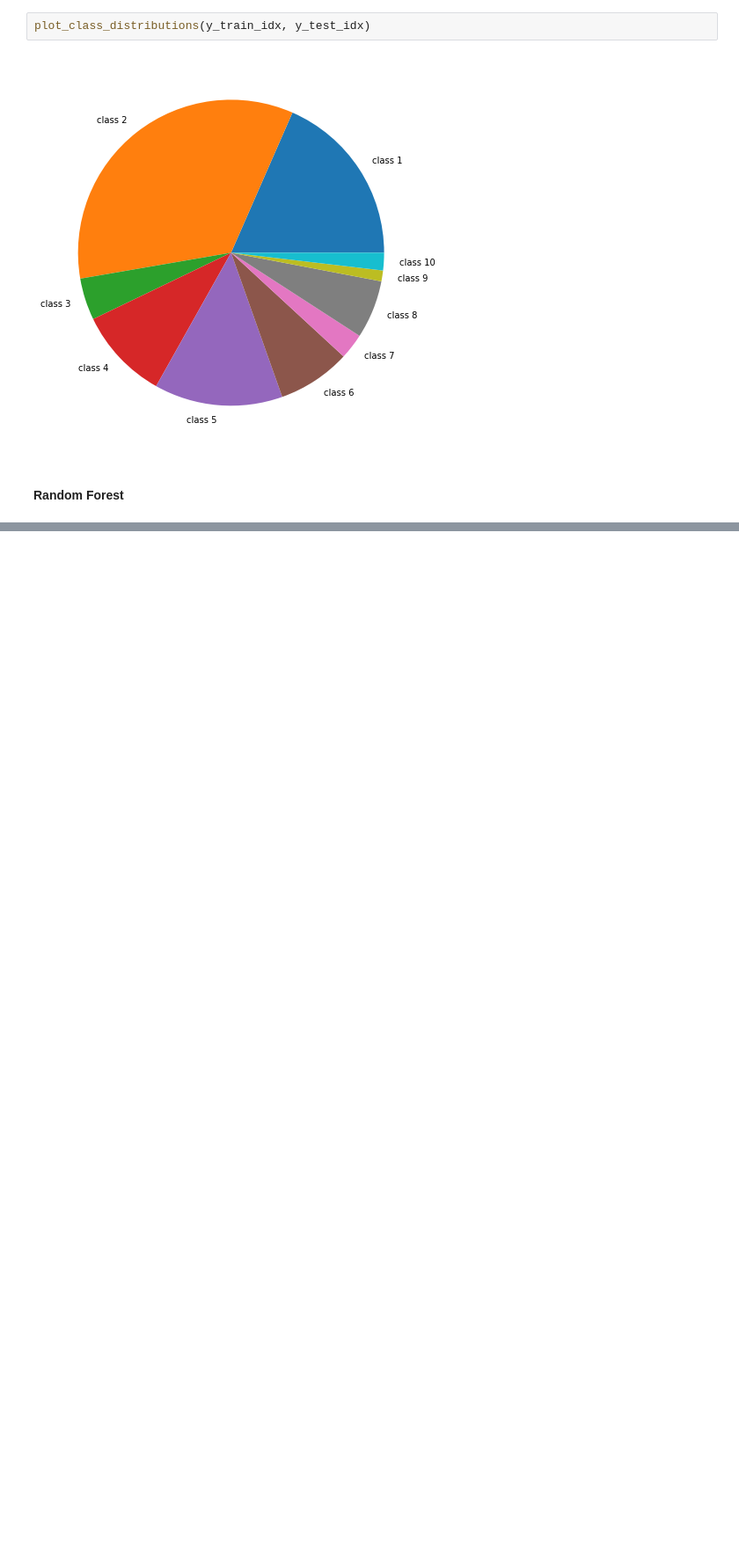
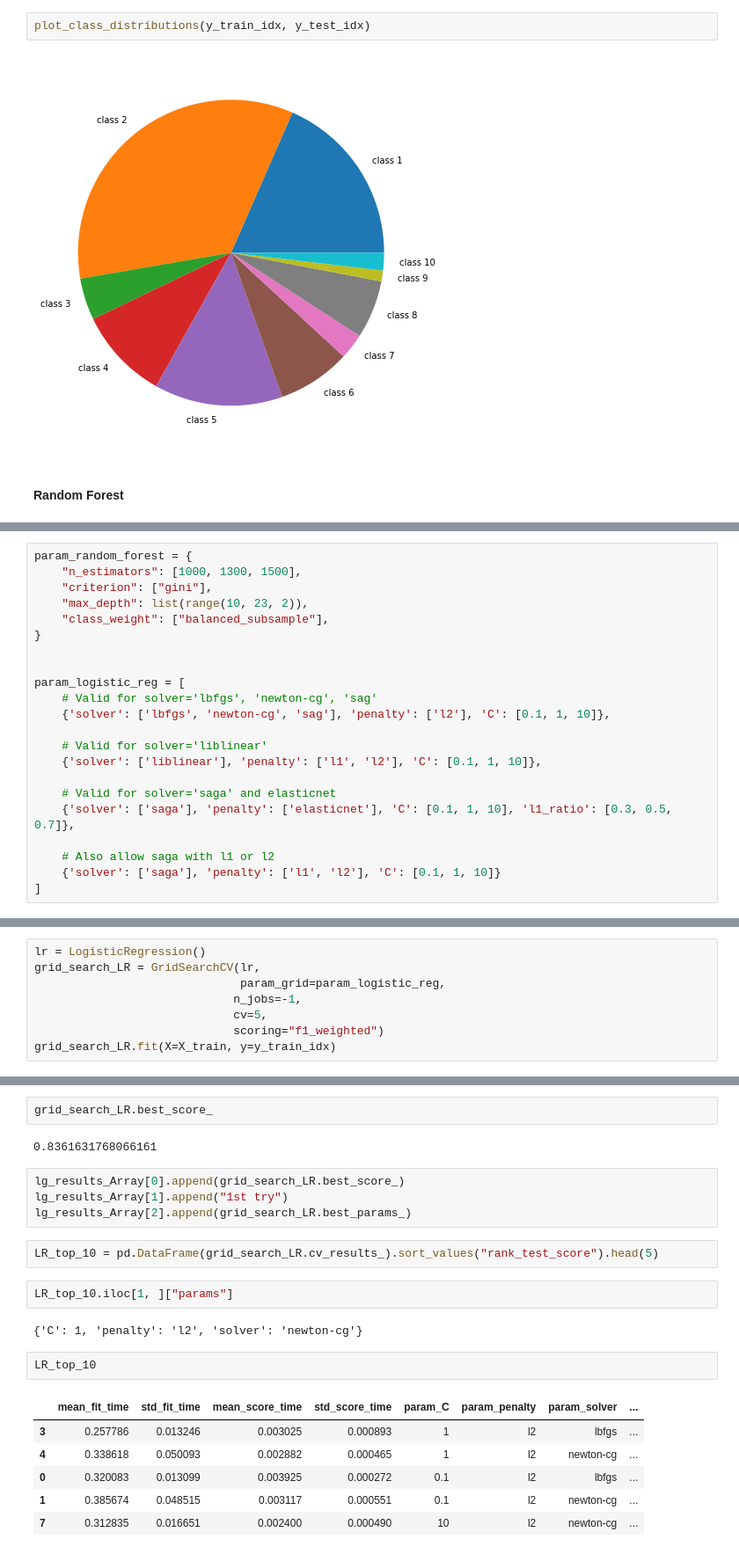
Before and after one commit to cagintunc/ML_Biology, a Jupyter notebook: Final Project/Final_Project_Part_2_Classification.ipynb, the cells around one changed output, grey strips where cells are left out. Shown at 88% size. Saved outputs shown, nothing was run; the diff lists cells and outputs as text; blank space fills up the shorter version.

```diff
--- a/Final Project/Final_Project_Part_2_Classification.ipynb
+++ b/Final Project/Final_Project_Part_2_Classification.ipynb
@@ -116,3 +130,25 @@ param_logistic_reg = {
+# %%
+param_random_forest = {
+    "n_estimators": [1000, 1300, 1500],
+    "criterion": ["gini"],
+    "max_depth": list(range(10, 23, 2)),
+    "class_weight": ["balanced_subsample"],
+}
+
+
+param_logistic_reg = [
+    # Valid for solver='lbfgs', 'newton-cg', 'sag'
+    {'solver': ['lbfgs', 'newton-cg', 'sag'], 'penalty': ['l2'], 'C': [0.1, 1, 10]},
+
+    # Valid for solver='liblinear'
+    {'solver': ['liblinear'], 'penalty': ['l1', 'l2'], 'C': [0.1, 1, 10]},
+
+    # Valid for solver='saga' and elasticnet
+    {'solver': ['saga'], 'penalty': ['elasticnet'], 'C': [0.1, 1, 10], 'l1_ratio': [0.3, 0.5, 0.7]},
+
+    # Also allow saga with l1 or l2
+    {'solver': ['saga'], 'penalty': ['l1', 'l2'], 'C': [0.1, 1, 10]}
+]
 # %%
 grid_random_forest = GridSearchCV(
     RandomForestClassifier(random_state=42),
@@ -162,0 +195,8 @@ ValueError: y should be a 1d array, got an array of shape (560, 10) instead.
+# %%
+lr = LogisticRegression()
+grid_search_LR = GridSearchCV(lr,
+                              param_grid=param_logistic_reg,
+                             n_jobs=-1,
+                             cv=5,
+                             scoring="f1_weighted")
+grid_search_LR.fit(X=X_train, y=y_train_idx)
@@ -162,0 +221,23 @@ ValueError: y should be a 1d array, got an array of shape (560, 10) instead.
+# %%
+grid_search_LR.best_score_
+# %% [output]
+0.8361631768066161
+# %%
+lg_results_Array[0].append(grid_search_LR.best_score_)
+lg_results_Array[1].append("1st try")
+lg_results_Array[2].append(grid_search_LR.best_params_)
+# %%
+LR_top_10 = pd.DataFrame(grid_search_LR.cv_results_).sort_values("rank_test_score").head(5)
+# %%
+LR_top_10.iloc[1, ]["params"]
+# %% [output]
+{'C': 1, 'penalty': 'l2', 'solver': 'newton-cg'}
+# %%
+LR_top_10
+# %% [output]
+|  | mean_fit_time | std_fit_time | mean_score_time | std_score_time | param_C | param_penalty | param_solver | ... |
+| 3 | 0.257786 | 0.013246 | 0.003025 | 0.000893 | 1 | l2 | lbfgs | ... |
+| 4 | 0.338618 | 0.050093 | 0.002882 | 0.000465 | 1 | l2 | newton-cg | ... |
+| 0 | 0.320083 | 0.013099 | 0.003925 | 0.000272 | 0.1 | l2 | lbfgs | ... |
+| 1 | 0.385674 | 0.048515 | 0.003117 | 0.000551 | 0.1 | l2 | newton-cg | ... |
+| 7 | 0.312835 | 0.016651 | 0.002400 | 0.000490 | 10 | l2 | newton-cg | ... |
```
Also changed, not shown: parts of 45 cells of this notebook, 3 other files.
